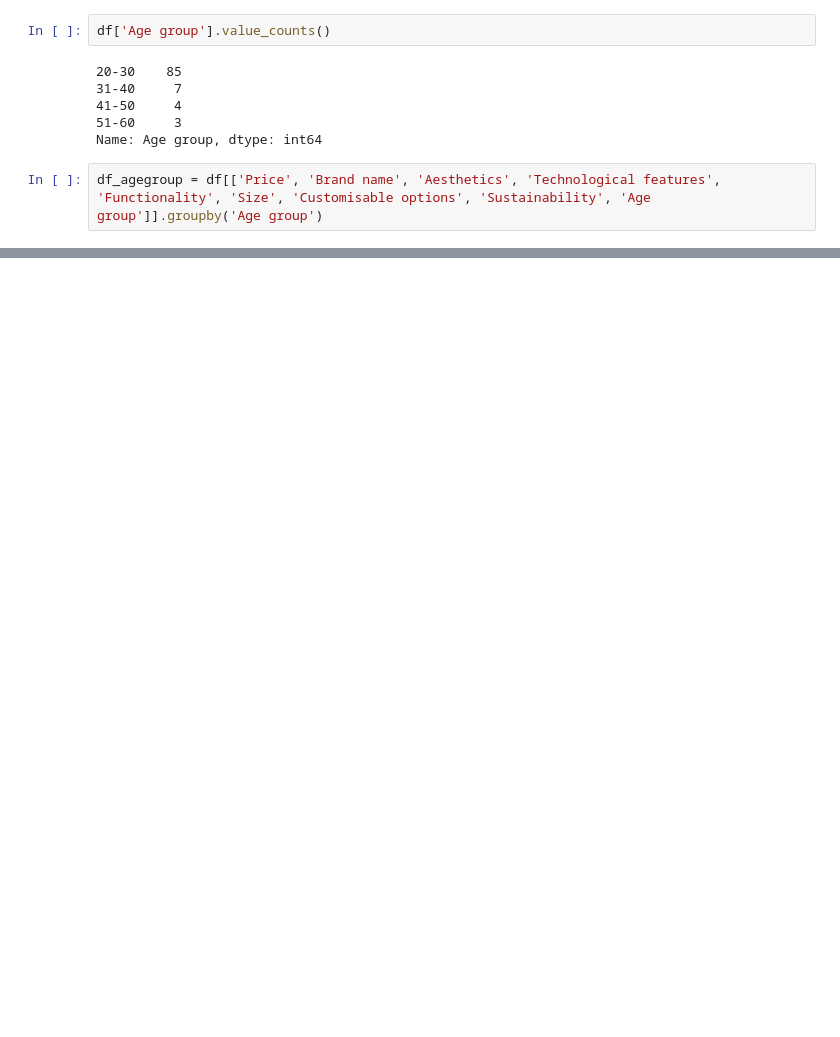
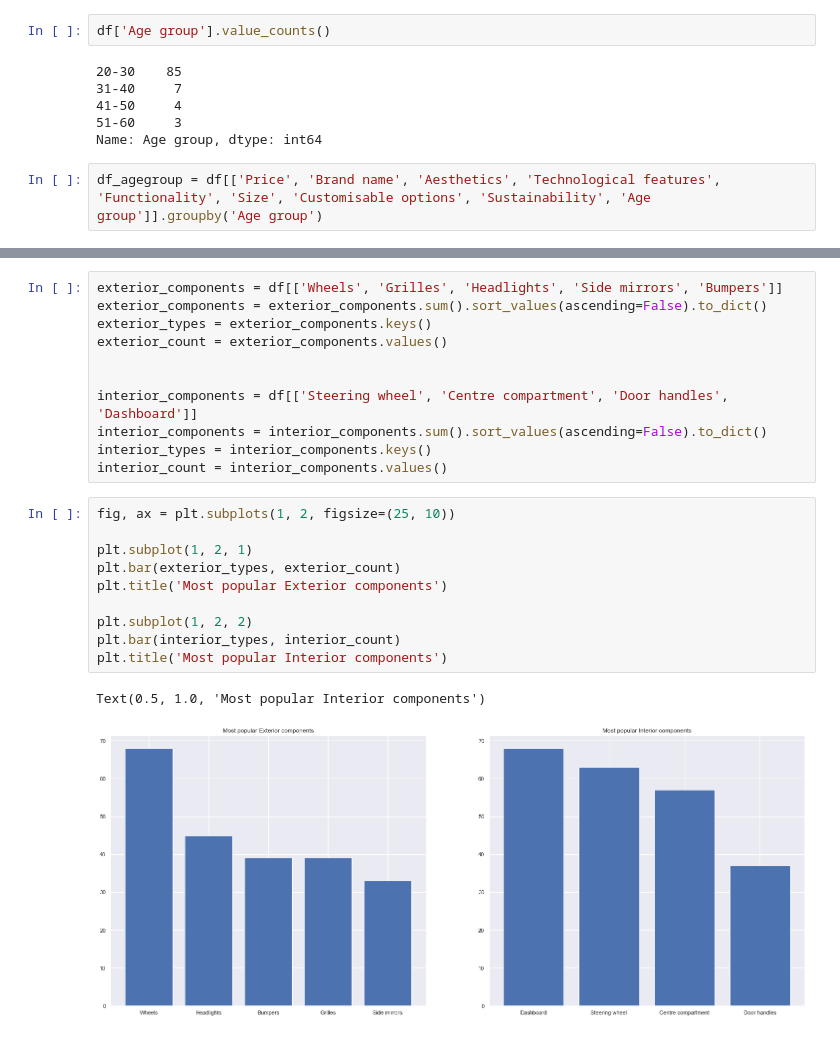
Before and after one commit to ZJTAN97/Machine_Intelligence, a Jupyter notebook: main.ipynb, the cells around one changed output, grey strips where cells are left out. Drawn from its saved outputs; the diff is of its cells as text; blank space fills up the shorter version.

```diff
--- a/main.ipynb
+++ b/main.ipynb
@@ -125,0 +149,24 @@ Text(0.5, 0, 'Factors')
+# %%
+exterior_components = df[['Wheels', 'Grilles', 'Headlights', 'Side mirrors', 'Bumpers']]
+exterior_components = exterior_components.sum().sort_values(ascending=False).to_dict()
+exterior_types = exterior_components.keys()
+exterior_count = exterior_components.values()
+
+
+interior_components = df[['Steering wheel', 'Centre compartment', 'Door handles', 'Dashboard']]
+interior_components = interior_components.sum().sort_values(ascending=False).to_dict()
+interior_types = interior_components.keys()
+interior_count = interior_components.values()
+# %%
+fig, ax = plt.subplots(1, 2, figsize=(25, 10))
+
+plt.subplot(1, 2, 1)
+plt.bar(exterior_types, exterior_count)
+plt.title('Most popular Exterior components')
+
+plt.subplot(1, 2, 2)
+plt.bar(interior_types, interior_count)
+plt.title('Most popular Interior components')
+# %% [output]
+Text(0.5, 1.0, 'Most popular Interior components')
+[figure, added]
```
Also changed, not shown: parts of 6 cells of this notebook, 2 other files.
